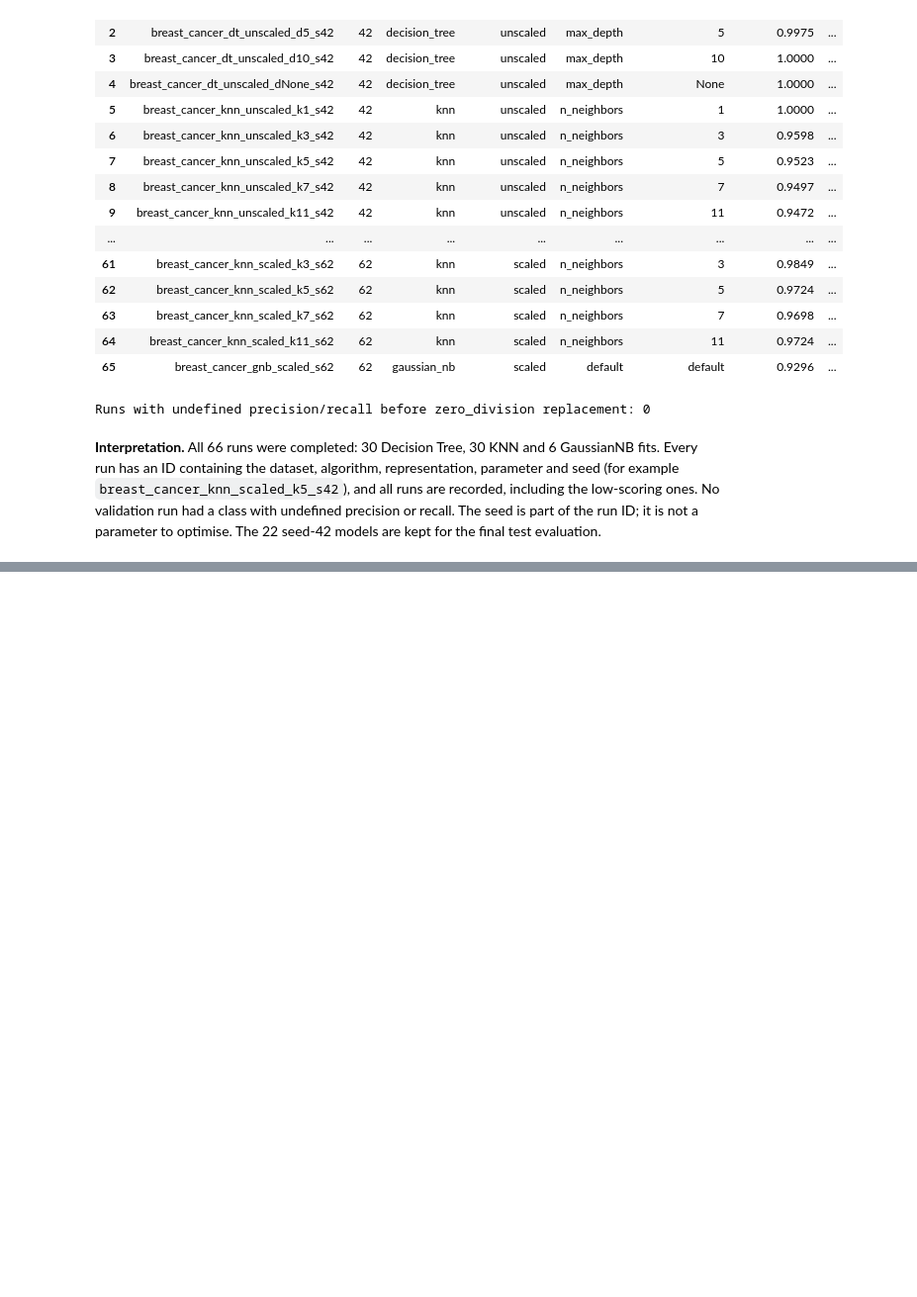
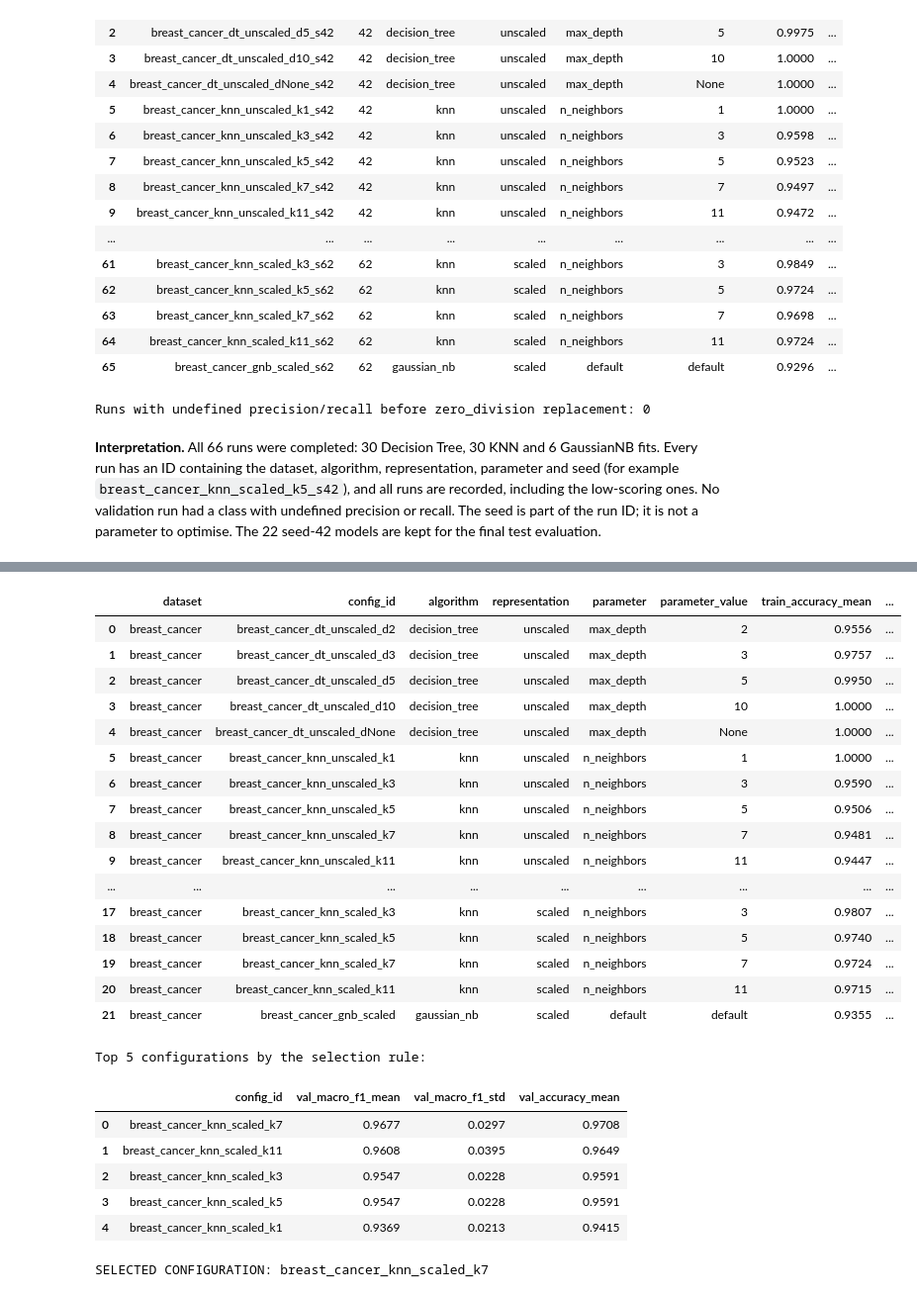
Before and after one commit to selenasurucu/machine-learning-midterm, a Jupyter notebook: breast_cancer.ipynb, the cells around one changed output, grey strips where cells are left out. Shown at 99% size. Cells and saved outputs as stored; diff of their text form; code cells hidden in the pictures; blank space fills up the shorter version.

```diff
--- a/breast_cancer.ipynb
+++ b/breast_cancer.ipynb
@@ -376,0 +383,35 @@ Runs with undefined precision/recall before zero_division replacement: 0
+# %%
+summary = utils.summarize_runs(runs)
+display(summary.round(4))
+
+selected, ranked = utils.select_config(summary)
+print("Top 5 configurations by the selection rule:")
+display(ranked[["config_id", "val_macro_f1_mean", "val_macro_f1_std", "val_accuracy_mean"]].head(5).round(4))
+SELECTED = selected["config_id"]
+print("SELECTED CONFIGURATION:", SELECTED)
+# %% [output]
+|  | dataset | config_id | algorithm | representation | parameter | parameter_value | train_accuracy_mean | ... |
+| 0 | breast_cancer | breast_cancer_dt_unscaled_d2 | decision_tree | unscaled | max_depth | 2 | 0.9556 | ... |
+| 1 | breast_cancer | breast_cancer_dt_unscaled_d3 | decision_tree | unscaled | max_depth | 3 | 0.9757 | ... |
+| 2 | breast_cancer | breast_cancer_dt_unscaled_d5 | decision_tree | unscaled | max_depth | 5 | 0.9950 | ... |
+| 3 | breast_cancer | breast_cancer_dt_unscaled_d10 | decision_tree | unscaled | max_depth | 10 | 1.0000 | ... |
+| 4 | breast_cancer | breast_cancer_dt_unscaled_dNone | decision_tree | unscaled | max_depth | None | 1.0000 | ... |
+| 5 | breast_cancer | breast_cancer_knn_unscaled_k1 | knn | unscaled | n_neighbors | 1 | 1.0000 | ... |
+| 6 | breast_cancer | breast_cancer_knn_unscaled_k3 | knn | unscaled | n_neighbors | 3 | 0.9590 | ... |
+| 7 | breast_cancer | breast_cancer_knn_unscaled_k5 | knn | unscaled | n_neighbors | 5 | 0.9506 | ... |
+| 8 | breast_cancer | breast_cancer_knn_unscaled_k7 | knn | unscaled | n_neighbors | 7 | 0.9481 | ... |
+| 9 | breast_cancer | breast_cancer_knn_unscaled_k11 | knn | unscaled | n_neighbors | 11 | 0.9447 | ... |
+| ... | ... | ... | ... | ... | ... | ... | ... | ... |
+| 17 | breast_cancer | breast_cancer_knn_scaled_k3 | knn | scaled | n_neighbors | 3 | 0.9807 | ... |
+| 18 | breast_cancer | breast_cancer_knn_scaled_k5 | knn | scaled | n_neighbors | 5 | 0.9740 | ... |
+| 19 | breast_cancer | breast_cancer_knn_scaled_k7 | knn | scaled | n_neighbors | 7 | 0.9724 | ... |
+| 20 | breast_cancer | breast_cancer_knn_scaled_k11 | knn | scaled | n_neighbors | 11 | 0.9715 | ... |
+| 21 | breast_cancer | breast_cancer_gnb_scaled | gaussian_nb | scaled | default | default | 0.9355 | ... |
+Top 5 configurations by the selection rule:
+|  | config_id | val_macro_f1_mean | val_macro_f1_std | val_accuracy_mean |
+| 0 | breast_cancer_knn_scaled_k7 | 0.9677 | 0.0297 | 0.9708 |
+| 1 | breast_cancer_knn_scaled_k11 | 0.9608 | 0.0395 | 0.9649 |
+| 2 | breast_cancer_knn_scaled_k3 | 0.9547 | 0.0228 | 0.9591 |
+| 3 | breast_cancer_knn_scaled_k5 | 0.9547 | 0.0228 | 0.9591 |
+| 4 | breast_cancer_knn_scaled_k1 | 0.9369 | 0.0213 | 0.9415 |
+SELECTED CONFIGURATION: breast_cancer_knn_scaled_k7
```
Also changed, not shown: parts of 4 cells of this notebook, 3 other files.
